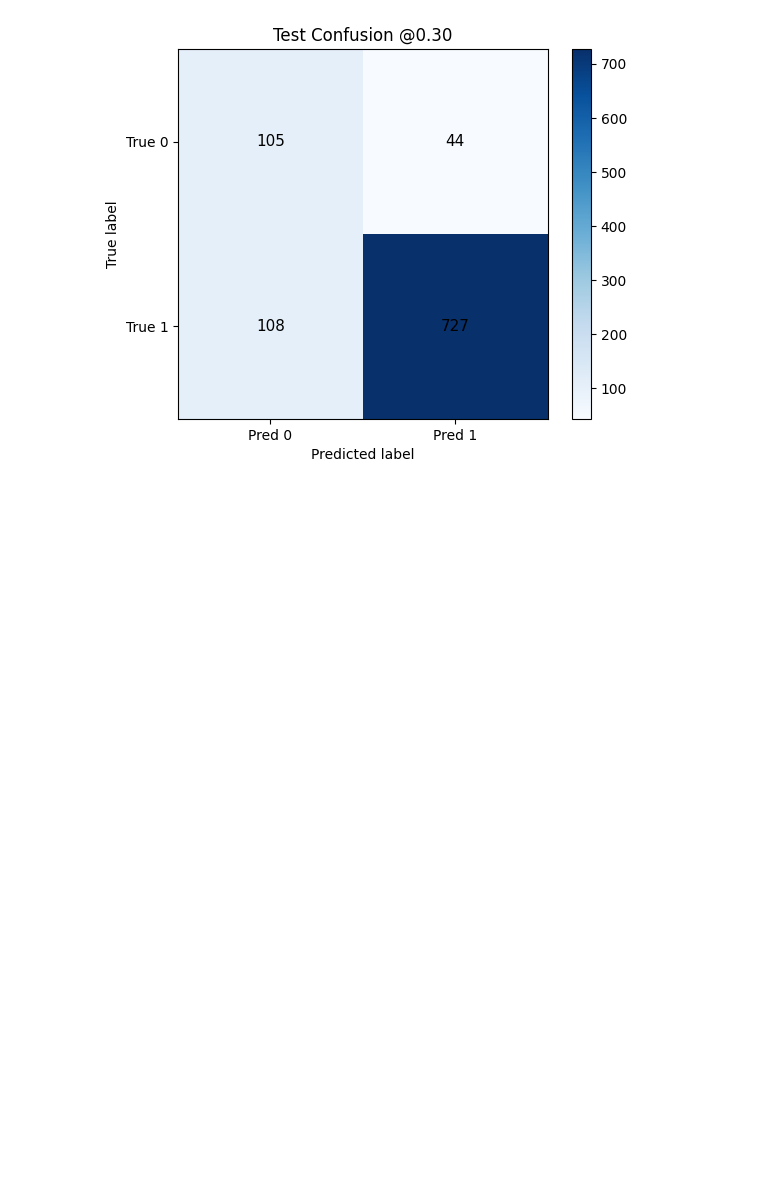
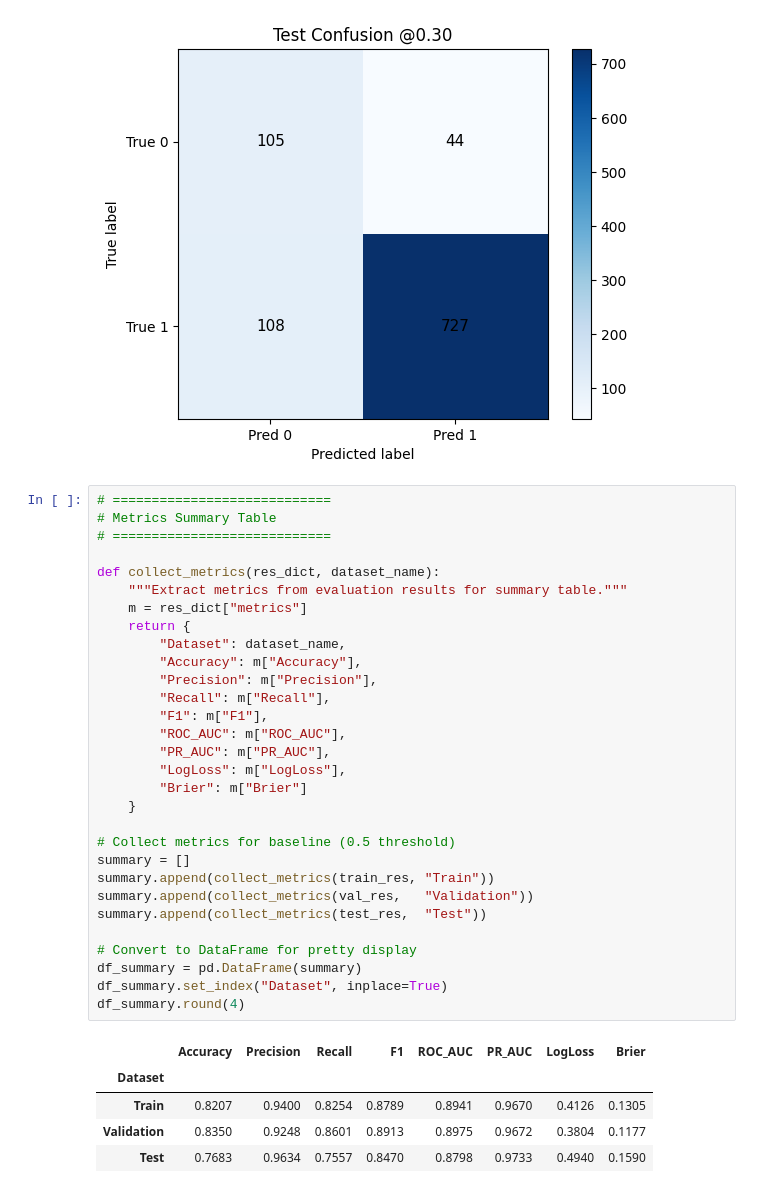
Before and after one commit to Vidusahan/sri-lanka-weather-analysis, a Jupyter notebook: notebooks/Logistic_Regression.ipynb, the cells around one changed output. Drawn from its saved outputs; the diff is of its cells as text; blank space fills up the shorter version.

```diff
--- a/notebooks/Logistic_Regression.ipynb
+++ b/notebooks/Logistic_Regression.ipynb
@@ -427,3 +427,39 @@ Classification report (tuned threshold):
    macro avg      0.718     0.788     0.743       984
 weighted avg      0.875     0.846     0.856       984
 [figure]
+# %%
+# ============================
+# Metrics Summary Table
+# ============================
+
+def collect_metrics(res_dict, dataset_name):
+    """Extract metrics from evaluation results for summary table."""
+    m = res_dict["metrics"]
+    return {
+        "Dataset": dataset_name,
+        "Accuracy": m["Accuracy"],
+        "Precision": m["Precision"],
+        "Recall": m["Recall"],
+        "F1": m["F1"],
+        "ROC_AUC": m["ROC_AUC"],
+        "PR_AUC": m["PR_AUC"],
+        "LogLoss": m["LogLoss"],
+        "Brier": m["Brier"]
+    }
+
+# Collect metrics for baseline (0.5 threshold)
+summary = []
+summary.append(collect_metrics(train_res, "Train"))
+summary.append(collect_metrics(val_res,   "Validation"))
+summary.append(collect_metrics(test_res,  "Test"))
+
+# Convert to DataFrame for pretty display
+df_summary = pd.DataFrame(summary)
+df_summary.set_index("Dataset", inplace=True)
+df_summary.round(4)
+# %% [output]
+|  | Accuracy | Precision | Recall | F1 | ROC_AUC | PR_AUC | LogLoss | Brier |
+| Dataset |  |  |  |  |  |  |  |  |
+| Train | 0.8207 | 0.9400 | 0.8254 | 0.8789 | 0.8941 | 0.9670 | 0.4126 | 0.1305 |
+| Validation | 0.8350 | 0.9248 | 0.8601 | 0.8913 | 0.8975 | 0.9672 | 0.3804 | 0.1177 |
+| Test | 0.7683 | 0.9634 | 0.7557 | 0.8470 | 0.8798 | 0.9733 | 0.4940 | 0.1590 |
```
Also changed, not shown: parts of 1 cell of this notebook.
